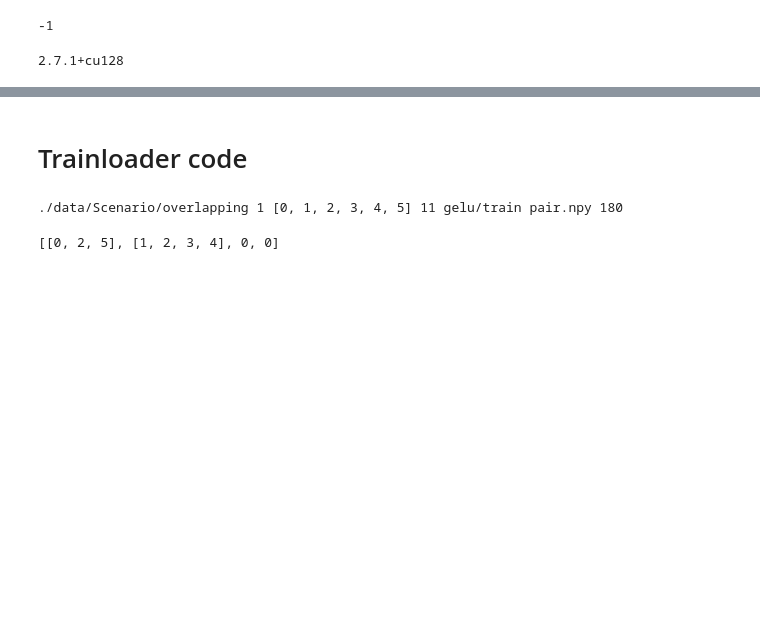
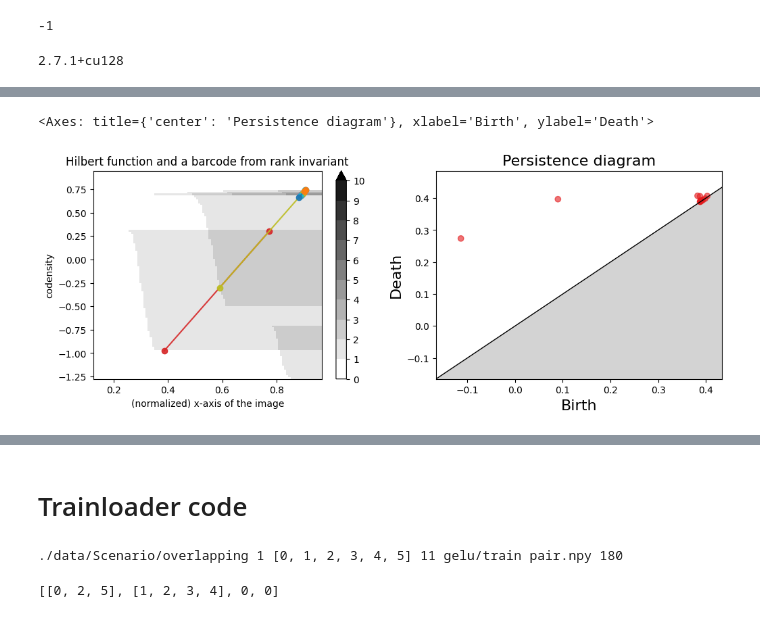
Before and after one commit to AymenTlili131/Federated-Continual-learning-, a Jupyter notebook: New/wsiayn 1.0.0.ipynb, the cells around one changed output, grey strips where cells are left out. Drawn from its saved outputs; the diff is of its cells as text; code cells hidden in the pictures; blank space fills up the shorter version.

```diff
--- a/New/wsiayn 1.0.0.ipynb
+++ b/New/wsiayn 1.0.0.ipynb
@@ -20,0 +240,23 @@ True
+# %%
+fig, axes = plt.subplots(nrows=1, ncols =2, figsize=(12,4))
+plt.sca(axes[0])
+mp.point_measure.integrate_measure(*hilbert_sm, plot=True)
+basepoint = np.array([.5, -.6])
+direction = np.array([1,3.3])
+barcode = mp.point_measure.barcode_from_rank_sm(
+    rank_sm,
+    basepoint=basepoint,
+    direction=direction
+)
+
+for i,bar in enumerate(barcode):
+    bar = basepoint + bar[:,None]*direction #+i*np.array([0,1])*.02 #small shift for plot
+    plt.plot(bar[:,0], bar[:,1], 'o-', alpha=.9)
+
+plt.xlabel("(normalized) x-axis of the image")
+plt.ylabel("codensity")
+plt.title("Hilbert function and a barcode from rank invariant")
+gd.plot_persistence_diagram(barcode, axes=axes[1])
+# %% [output]
+<Axes: title={'center': 'Persistence diagram'}, xlabel='Birth', ylabel='Death'>
+[figure, added]
```
Also changed, not shown: parts of 20 cells of this notebook, 6 other files.
